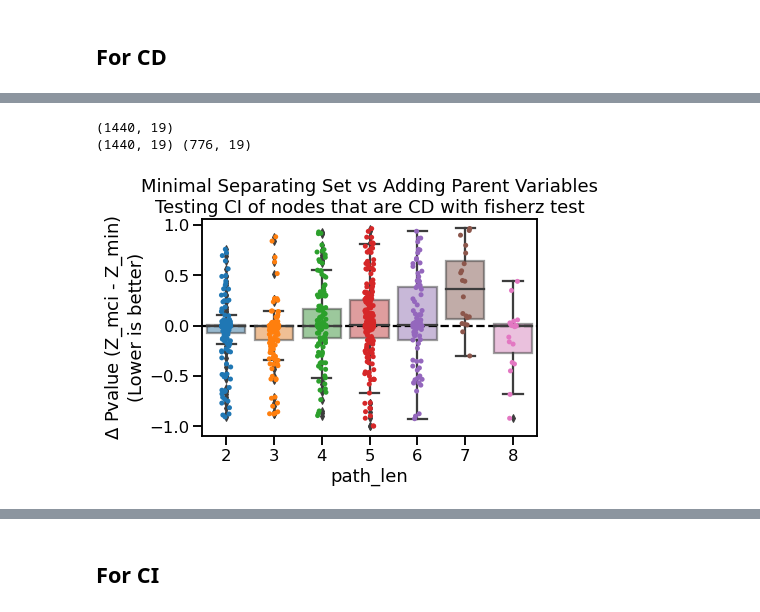
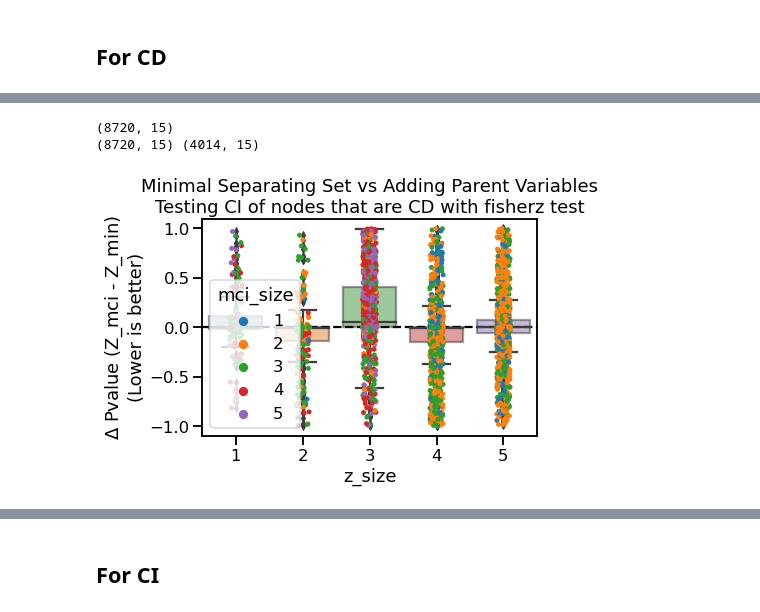
Before and after one commit to adam2392/causal-networkx, a Jupyter notebook: experiments/large_graph_edge_experiment.ipynb, the cells around one changed output, grey strips where cells are left out. Saved outputs shown, nothing was run; the diff lists cells and outputs as text; code cells hidden in the pictures.

```diff
--- a/experiments/large_graph_edge_experiment.ipynb
+++ b/experiments/large_graph_edge_experiment.ipynb
@@ -354,7 +391,7 @@ for idx in range(n_datasets):
 
             # now lets compute the pvalue
             stat, pvalue = ci_estimator.test(df, X, Y, Z_sub)
-            # mci_stat, mci_pvalue = ci_estimator.test(df, X, Y, Z_mci)
+            mci_stat, mci_pvalue = ci_estimator.test(df, X, Y, Z_mci)
             # compute the shortest path between X and Y and its length
             path_len = nx.shortest_path_length(true_graph.dag.to_undirected(), X, Y)
 
@@ -715,7 +772,7 @@ seed = 12345
 np.random.seed(seed)
 rng = Generator(PCG64(seed))
 
-n_samples = 500
+n_samples = 5000
 discrete_node_ratio = 0.0
 # discrete_signal_to_noise_ratio=0.9
 with_conditional_gaussian = True
@@ -728,14 +785,14 @@ n_jobs = 1
 graph = nx.read_gml(fname)
 
 # or generate from scratch
-# z = [rng.normal(5, 1, size=(1,)) for i in range(20)]
-# G = nx.expected_degree_graph(z)
-# # Convert generated graph to DAG
-# dag = nx.DiGraph()
-# dag.add_nodes_from(G)
-# dag.add_edges_from([(u, v, {}) for (u, v) in G.edges() if u < v])
-# assert nx.is_directed_acyclic_graph(dag)
-# graph = dag
+z = [rng.normal(5, 1, size=(1,)) for i in range(20)]
+G = nx.expected_degree_graph(z)
+# Convert generated graph to DAG
+dag = nx.DiGraph()
+dag.add_nodes_from(G)
+dag.add_edges_from([(u, v, {}) for (u, v) in G.edges() if u < v])
+assert nx.is_directed_acyclic_graph(dag)
+graph = dag
 # G = DAG(dag)
 # graph = G.copy()
 
@@ -904,38 +920,38 @@ result_df["pvalue_diff"] = result_df["pvalue_mci"] - result_df["pvalue_min"]
 
 plot_df = result_df[result_df["mci_addition"] != set()]
 print(plot_df.shape)
 plot_df = plot_df[(plot_df["pvalue_diff"].abs() > 0.00001)]
 plot_df = plot_df[(plot_df["pvalue_diff"] > 0.00001) | (plot_df["pvalue_diff"] < 0)]
 print(result_df.shape, plot_df.shape)
 
 sns.set_context(font_scale=1.0, context="talk")
 fig, ax = plt.subplots()
 sns.stripplot(
-    x="path_len",
+    # x="path_len",
     y="pvalue_diff",
-    # x="z_size",
-    # hue="mci_size",
+    x="z_size",
+    hue="mci_size",
     # x="mci_size",
     data=plot_df,
     ax=ax,
 )
 sns.boxplot(
-    x="path_len",
+    # x="path_len",
     y="pvalue_diff",
-    # x="z_size",
+    x="z_size",
     # x="mci_size",
     data=plot_df,
     ax=ax,
     boxprops=dict(alpha=0.5),
 )
 ax.set(
     ylabel="$\Delta$ Pvalue (Z_mci - Z_min)\n(Lower is better)",
     # xlabel="Path Length Between 2 Nodes",
     title=f"Minimal Separating Set vs Adding Parent Variables\nTesting CI of nodes that are CD with {ci_est} test",
 )
 ax.axhline([0], ls="--", color="black")
 fig.patch.set_facecolor("white")
 # %% [output]
-(1440, 19)
-(1440, 19) (776, 19)
+(8720, 15)
+(8720, 15) (4014, 15)
-[figure, old version]
+[figure, new version]
```
Also changed, not shown: parts of 10 cells of this notebook, 12 other files.
